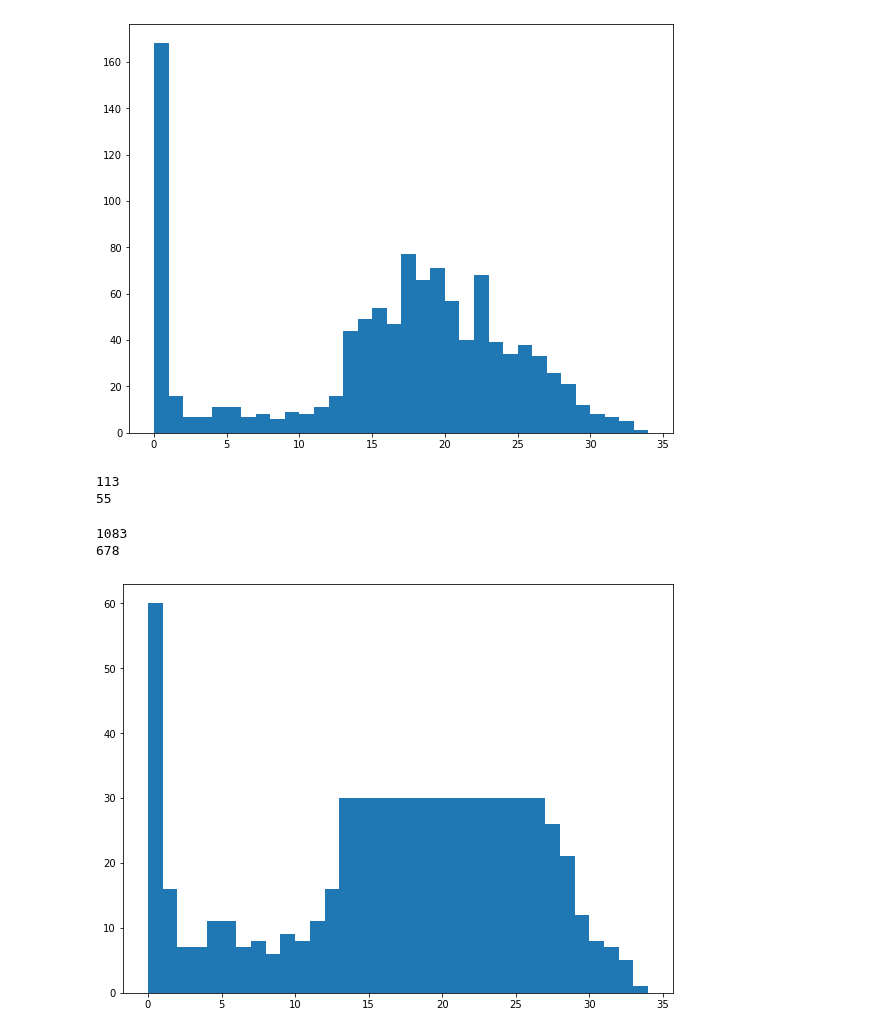
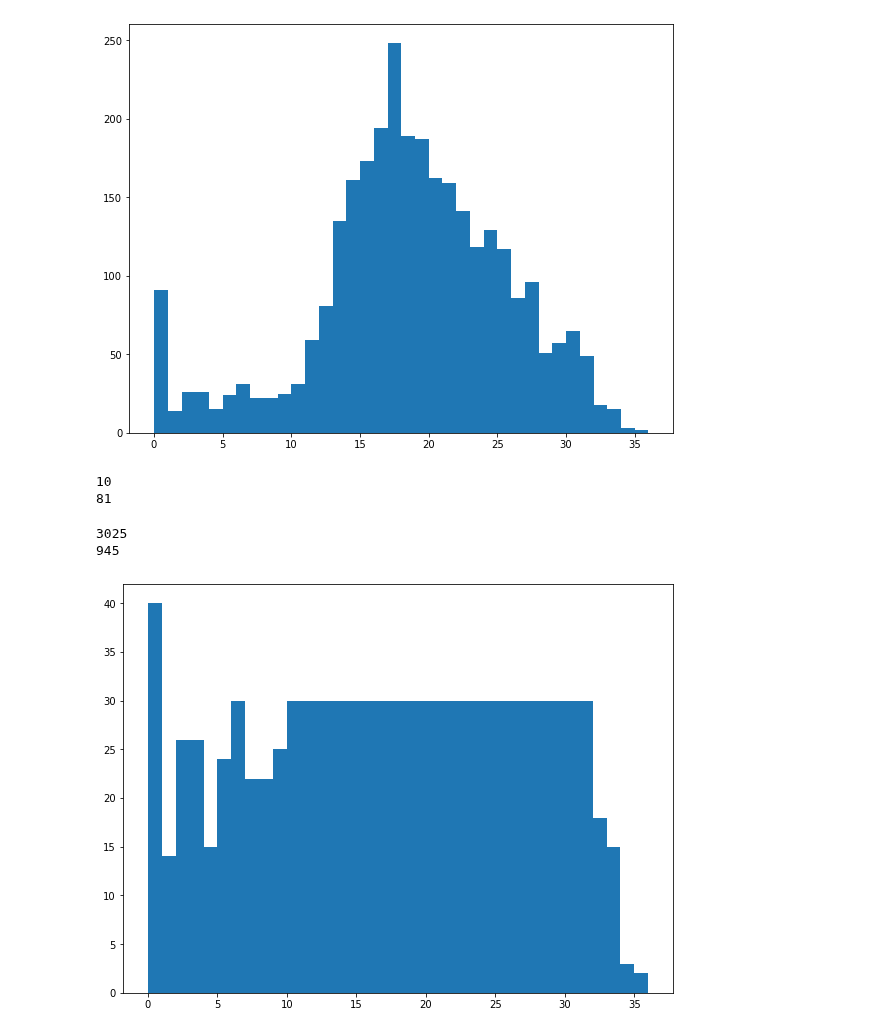
Before and after one commit to milang9/3d_classifier, a Jupyter notebook: scripts/data_uniform.ipynb, the cells around one changed output. Drawn from its saved outputs; the diff is of its cells as text; code cells hidden in the pictures.

Commit message:
cant figure out high loss with new training set

```diff
--- a/scripts/data_uniform.ipynb
+++ b/scripts/data_uniform.ipynb
@@ -1,37 +1,37 @@
 # %%
 import math
 import matplotlib.pyplot as plt
 
-file = "../data/train_rmsd_list.txt" #"../data/5stRNA_test_rmsd_list.txt"
+file = "../data/5stRNA_test_rmsd_list.txt" #"../data/train_rmsd_list.txt" #
 
 with open(file) as fh:
     rmsd_list = []
     bin_dict = {}
     rmsd_dict = {}
     for line in fh.readlines():
         name, rmsd = (line.rstrip()).split("\t")
         rmsd = float(rmsd)
         rmsd_list.append(rmsd)
         ceil = math.ceil(rmsd)
         rmsd_dict[name] = rmsd
         if ceil not in bin_dict:
             bin_dict[ceil] = [name]
         else:
             bin_dict[ceil].append(name)
 
 
 
 fig, axs = plt.subplots(layout='constrained', figsize=(8, 6))
 axs.hist(rmsd_list, bins = range(int(min(rmsd_list)), int(max(rmsd_list))+1, 1))
 plt.show()
 # %% [output]
-[figure, old version]
+[figure, new version]
 # %%
 print(len(bin_dict[0]))
 print(len(bin_dict[1]))
 # %% [output]
-113
-55
+10
+81
 # %%
 import random
 
@@ -51,9 +51,9 @@ fig, axs = plt.subplots(layout='constrained', figsize=(8, 6))
 axs.hist(rmsd_list_new, bins = range(int(min(rmsd_list_new)), int(max(rmsd_list_new))+1, 1))
 plt.show()
 # %% [output]
-1083
-678
+3025
+945
-[figure, old version]
+[figure, new version]
 # %%
 new_file = "../data/truncated_train_rmsd.txt"
 
```
Also changed, not shown: 1 other file.
